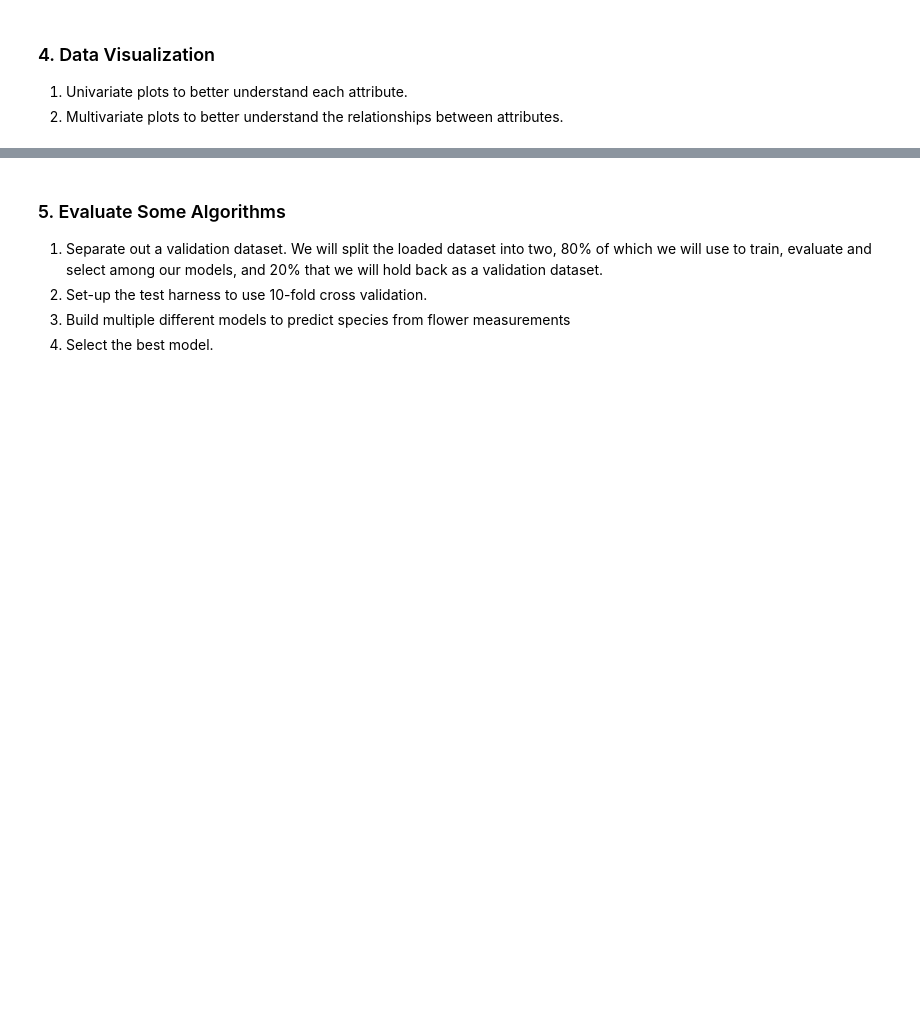
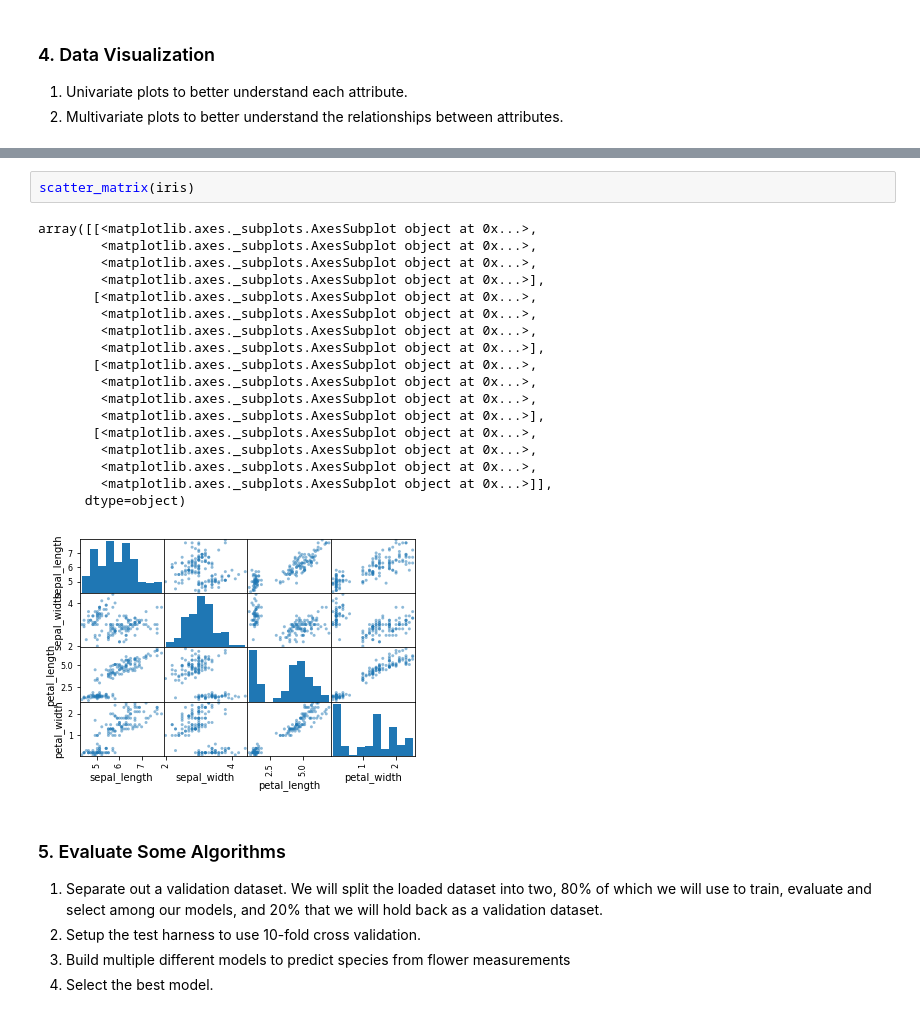
Before and after one commit to shafali731/Iris-analysis, a Jupyter notebook: IrisCaseStudy-Solutions.ipynb, the cells around one changed output, grey strips where cells are left out. Cells and saved outputs as stored; diff of their text form; blank space fills up the shorter version.

```diff
--- a/IrisCaseStudy-Solutions.ipynb
+++ b/IrisCaseStudy-Solutions.ipynb
@@ -68,7 +150,28 @@ ModuleNotFoundError: No module named 'seaborn'
+# %%
+scatter_matrix(iris)
+# %% [output]
+array([[<matplotlib.axes._subplots.AxesSubplot object at 0x...>,
+        <matplotlib.axes._subplots.AxesSubplot object at 0x...>,
+        <matplotlib.axes._subplots.AxesSubplot object at 0x...>,
+        <matplotlib.axes._subplots.AxesSubplot object at 0x...>],
+       [<matplotlib.axes._subplots.AxesSubplot object at 0x...>,
+        <matplotlib.axes._subplots.AxesSubplot object at 0x...>,
+        <matplotlib.axes._subplots.AxesSubplot object at 0x...>,
+        <matplotlib.axes._subplots.AxesSubplot object at 0x...>],
+       [<matplotlib.axes._subplots.AxesSubplot object at 0x...>,
+        <matplotlib.axes._subplots.AxesSubplot object at 0x...>,
+        <matplotlib.axes._subplots.AxesSubplot object at 0x...>,
+        <matplotlib.axes._subplots.AxesSubplot object at 0x...>],
+       [<matplotlib.axes._subplots.AxesSubplot object at 0x...>,
+        <matplotlib.axes._subplots.AxesSubplot object at 0x...>,
+        <matplotlib.axes._subplots.AxesSubplot object at 0x...>,
+        <matplotlib.axes._subplots.AxesSubplot object at 0x...>]],
+      dtype=object)
+[figure, added]
 # %% [markdown]
 ### 5. Evaluate Some Algorithms
 1. Separate out a validation dataset.
 	We will split the loaded dataset into two, 80% of which we will use to train, 	evaluate and select among our models, and 20% that we will hold back as a 	validation dataset.
-1. Set-up the test harness to use 10-fold cross validation.
-2. Build multiple different models to predict species from flower measurements
-3. Select the best model.
+2. Setup the test harness to use 10-fold cross validation.
+3. Build multiple different models to predict species from flower measurements
+4. Select the best model.
```
Also changed, not shown: parts of 24 cells of this notebook.
